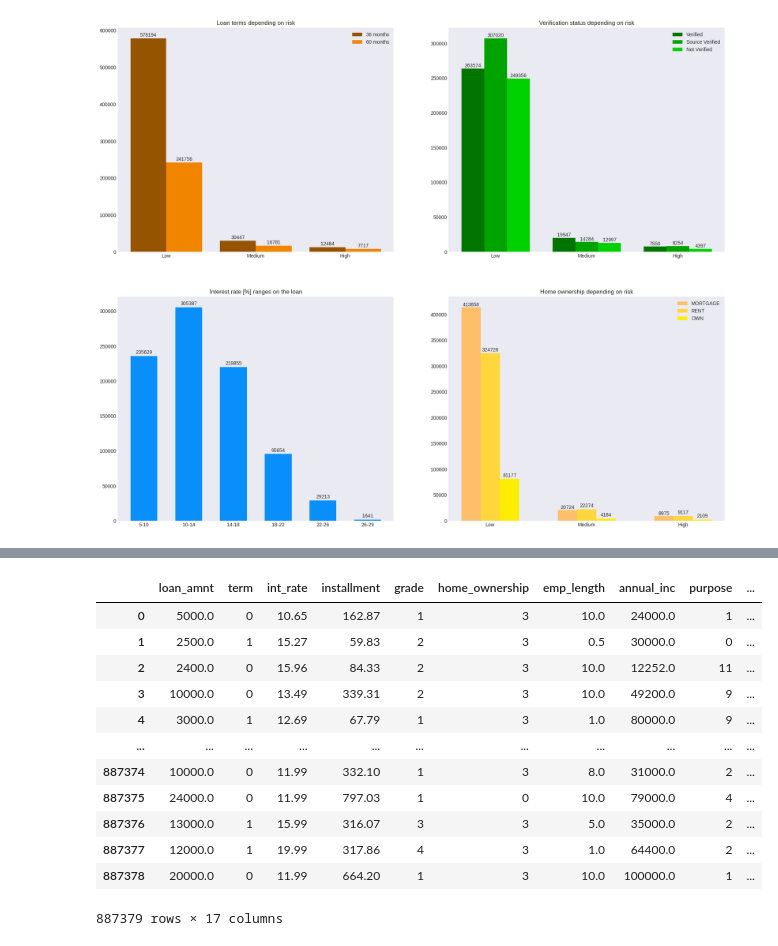
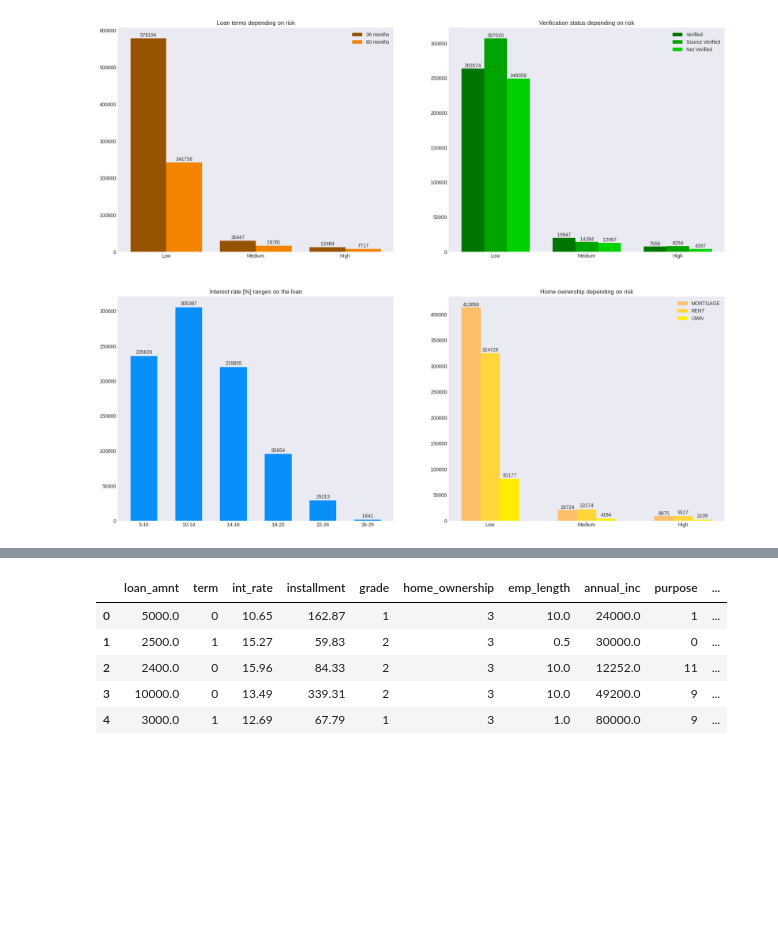
Before and after one commit to KamilShape/credit_risk_analysis, a Jupyter notebook: credit_risk_analysis.ipynb, the cells around one changed output, grey strips where cells are left out. Drawn from its saved outputs; the diff is of its cells as text; code cells hidden in the pictures; blank space fills up the shorter version.

```diff
--- a/credit_risk_analysis.ipynb
+++ b/credit_risk_analysis.ipynb
@@ -303,18 +260,11 @@ for cat in cat_columns:
 # %%
 cat_loan.drop('int_range', axis=1, inplace=True)
 # %%
-cat_loan
+cat_loan.head()
 # %% [output]
 |  | loan_amnt | term | int_rate | installment | grade | home_ownership | emp_length | annual_inc | purpose | ... |
 | 0 | 5000.0 | 0 | 10.65 | 162.87 | 1 | 3 | 10.0 | 24000.0 | 1 | ... |
 | 1 | 2500.0 | 1 | 15.27 | 59.83 | 2 | 3 | 0.5 | 30000.0 | 0 | ... |
 | 2 | 2400.0 | 0 | 15.96 | 84.33 | 2 | 3 | 10.0 | 12252.0 | 11 | ... |
 | 3 | 10000.0 | 0 | 13.49 | 339.31 | 2 | 3 | 10.0 | 49200.0 | 9 | ... |
 | 4 | 3000.0 | 1 | 12.69 | 67.79 | 1 | 3 | 1.0 | 80000.0 | 9 | ... |
-| ... | ... | ... | ... | ... | ... | ... | ... | ... | ... | ... |
-| 887374 | 10000.0 | 0 | 11.99 | 332.10 | 1 | 3 | 8.0 | 31000.0 | 2 | ... |
-| 887375 | 24000.0 | 0 | 11.99 | 797.03 | 1 | 0 | 10.0 | 79000.0 | 4 | ... |
-| 887376 | 13000.0 | 1 | 15.99 | 316.07 | 3 | 3 | 5.0 | 35000.0 | 2 | ... |
-| 887377 | 12000.0 | 1 | 19.99 | 317.86 | 4 | 3 | 1.0 | 64400.0 | 2 | ... |
-| 887378 | 20000.0 | 0 | 11.99 | 664.20 | 1 | 3 | 10.0 | 100000.0 | 1 | ... |
-887379 rows × 17 columns
```
Also changed, not shown: parts of 14 cells of this notebook.
